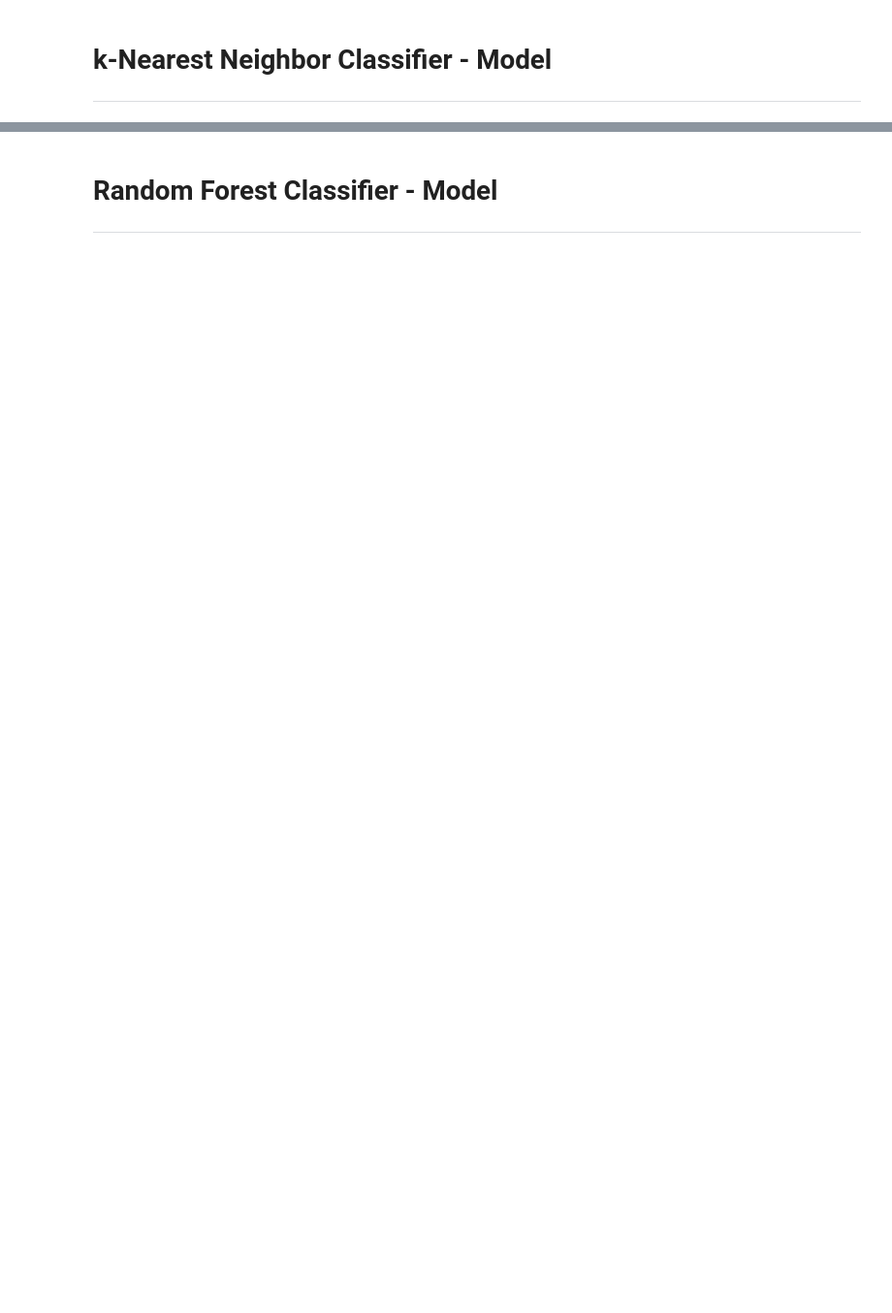
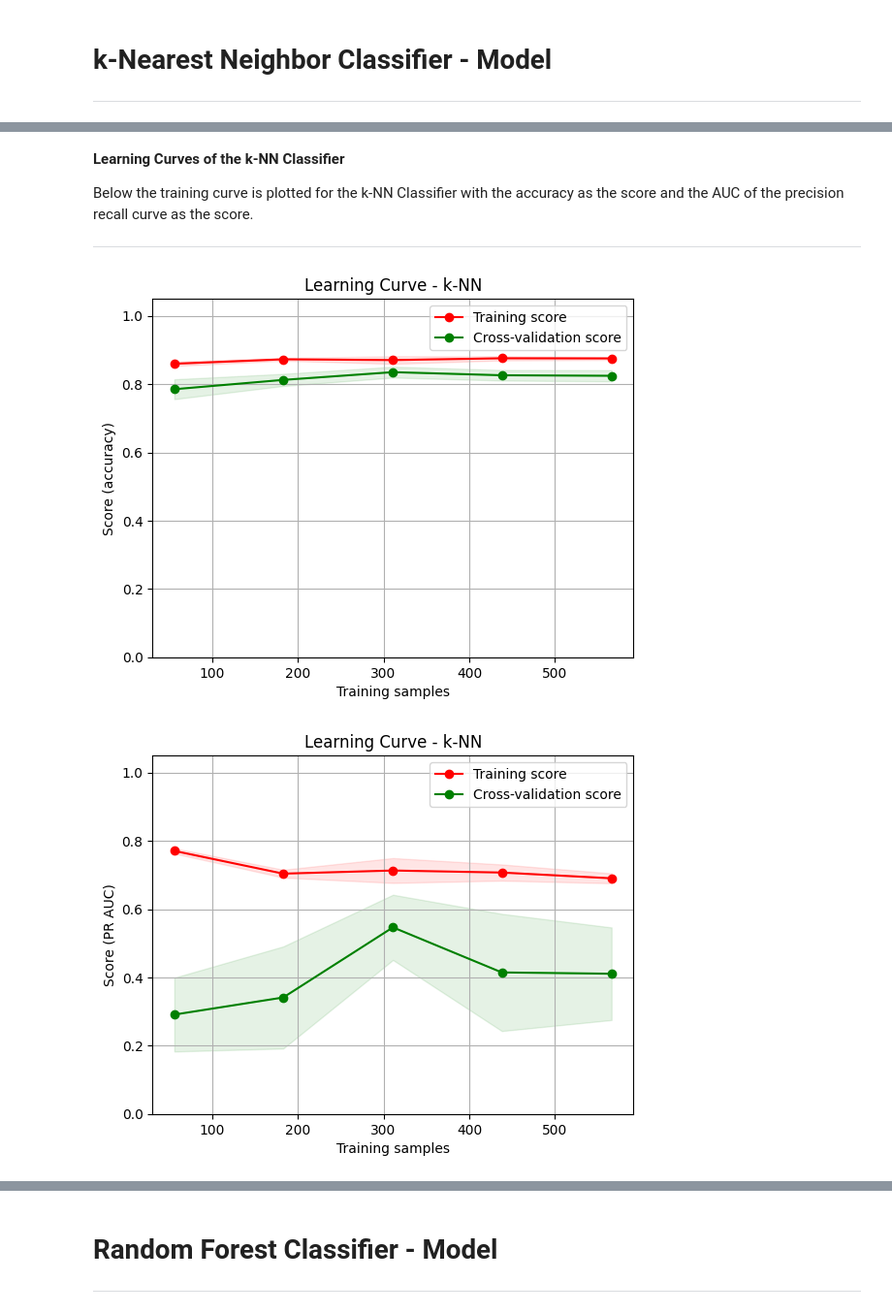
Before and after one commit to Ming842/TM10007_Machine_Learning_Group_4, a Jupyter notebook: final.ipynb, the cells around one changed output, grey strips where cells are left out. Shown at 97% size. Saved outputs shown, nothing was run; the diff lists cells and outputs as text; code cells hidden in the pictures; blank space fills up the shorter version.

```diff
--- a/final.ipynb
+++ b/final.ipynb
@@ -687,0 +831,12 @@ plt.show()
+# %% [markdown]
+**Learning Curves of the k-NN Classifier**
+
+Below the training curve is plotted for the k-NN Classifier with the accuracy as the score and the AUC of the precision recall curve as the score.
+
+---
+# %%
+plot_learning_curve(pipeline_knn, X_train, y_train, 'accuracy', 'k-NN')
+plot_learning_curve(pipeline_knn, X_train, y_train, pr_auc_scorer, 'k-NN')
+# %% [output]
+[figure, added]
+[figure, added]
```
Also changed, not shown: parts of 37 cells of this notebook.
